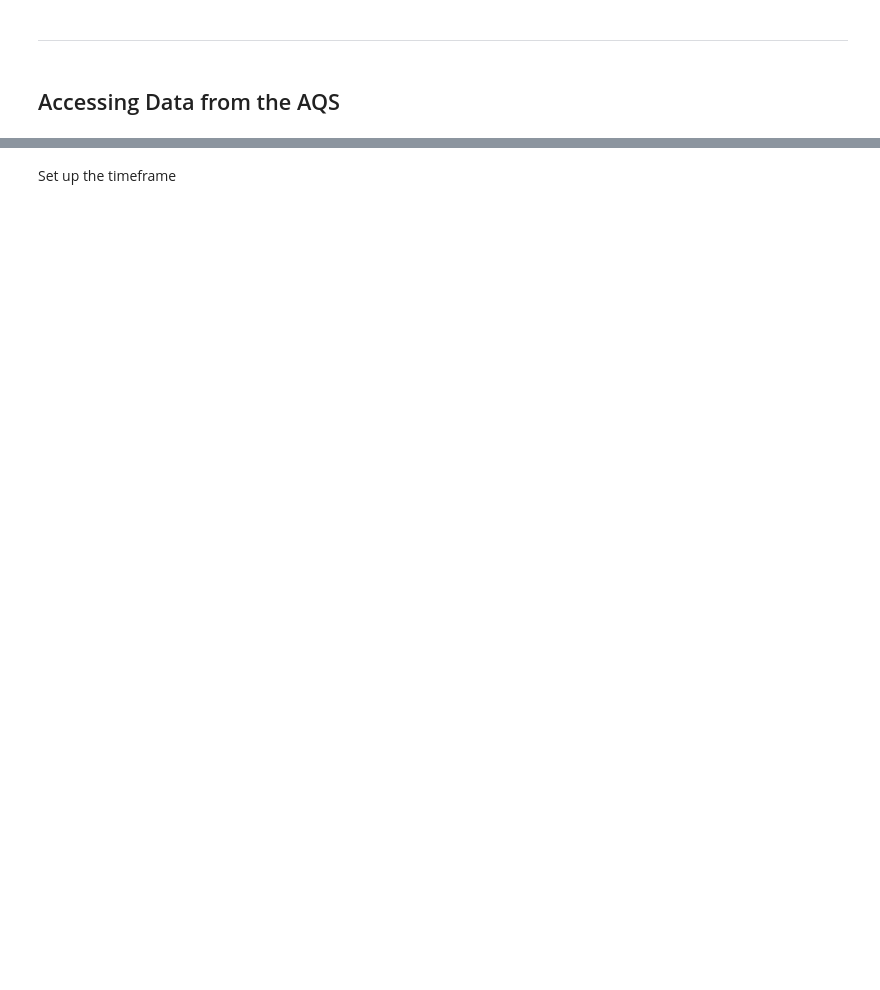
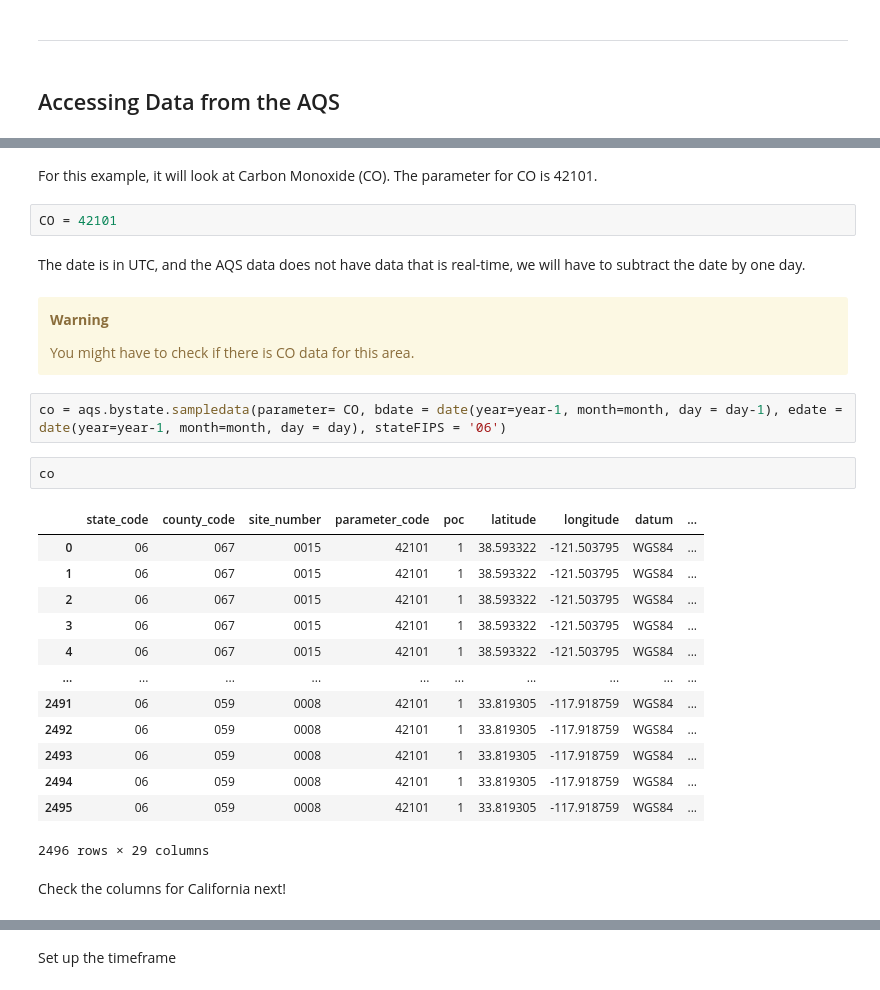
Before and after one commit to DAES433533/donder-cookbook, a Jupyter notebook: notebooks/sd_airquality.ipynb, the cells around one changed output, grey strips where cells are left out. Saved outputs shown, nothing was run; the diff lists cells and outputs as text; blank space fills up the shorter version.

```diff
--- a/notebooks/sd_airquality.ipynb
+++ b/notebooks/sd_airquality.ipynb
@@ -113,0 +118,32 @@ Check the columns next!
+# %% [markdown]
+For this example, it will look at Carbon Monoxide (CO).
+The parameter for CO is 42101.
+# %%
+CO = 42101
+# %% [markdown]
+The date is in UTC, and the AQS data does not have data that is real-time, we will have to subtract the date by one day.
+# %% [markdown]
+<div class="admonition alert alert-warning">
+    <p class="admonition-title" style="font-weight:bold">Warning</p>
+   You might have to check if there is CO data for this area.
+</div>
+# %%
+co = aqs.bystate.sampledata(parameter= CO, bdate = date(year=year-1, month=month, day = day-1), edate = date(year=year-1, month=month, day = day), stateFIPS = '06')
+# %%
+co
+# %% [output]
+|  | state_code | county_code | site_number | parameter_code | poc | latitude | longitude | datum | ... |
+| 0 | 06 | 067 | 0015 | 42101 | 1 | 38.593322 | -121.503795 | WGS84 | ... |
+| 1 | 06 | 067 | 0015 | 42101 | 1 | 38.593322 | -121.503795 | WGS84 | ... |
+| 2 | 06 | 067 | 0015 | 42101 | 1 | 38.593322 | -121.503795 | WGS84 | ... |
+| 3 | 06 | 067 | 0015 | 42101 | 1 | 38.593322 | -121.503795 | WGS84 | ... |
+| 4 | 06 | 067 | 0015 | 42101 | 1 | 38.593322 | -121.503795 | WGS84 | ... |
+| ... | ... | ... | ... | ... | ... | ... | ... | ... | ... |
+| 2491 | 06 | 059 | 0008 | 42101 | 1 | 33.819305 | -117.918759 | WGS84 | ... |
+| 2492 | 06 | 059 | 0008 | 42101 | 1 | 33.819305 | -117.918759 | WGS84 | ... |
+| 2493 | 06 | 059 | 0008 | 42101 | 1 | 33.819305 | -117.918759 | WGS84 | ... |
+| 2494 | 06 | 059 | 0008 | 42101 | 1 | 33.819305 | -117.918759 | WGS84 | ... |
+| 2495 | 06 | 059 | 0008 | 42101 | 1 | 33.819305 | -117.918759 | WGS84 | ... |
+2496 rows × 29 columns
+# %% [markdown]
+Check the columns for California next!
```
Also changed, not shown: parts of 56 cells of this notebook.
